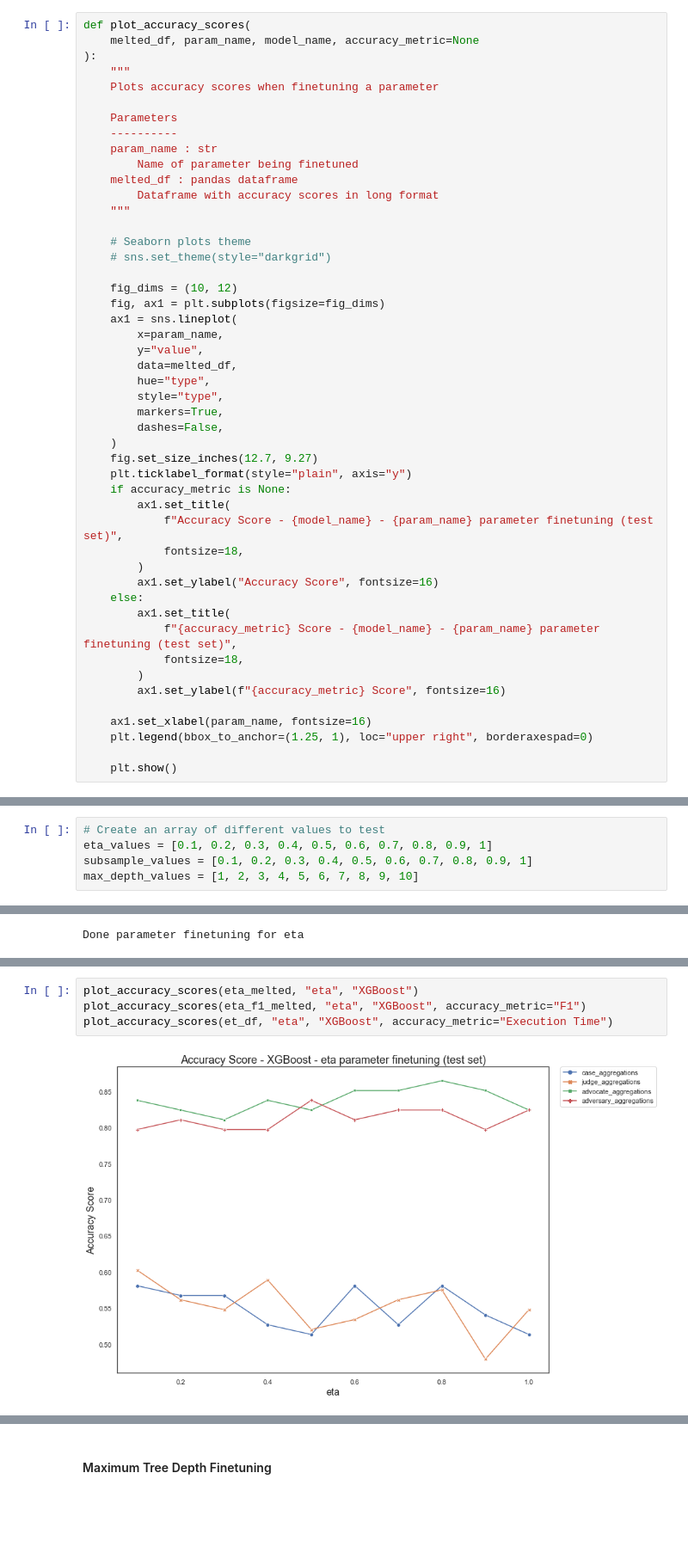
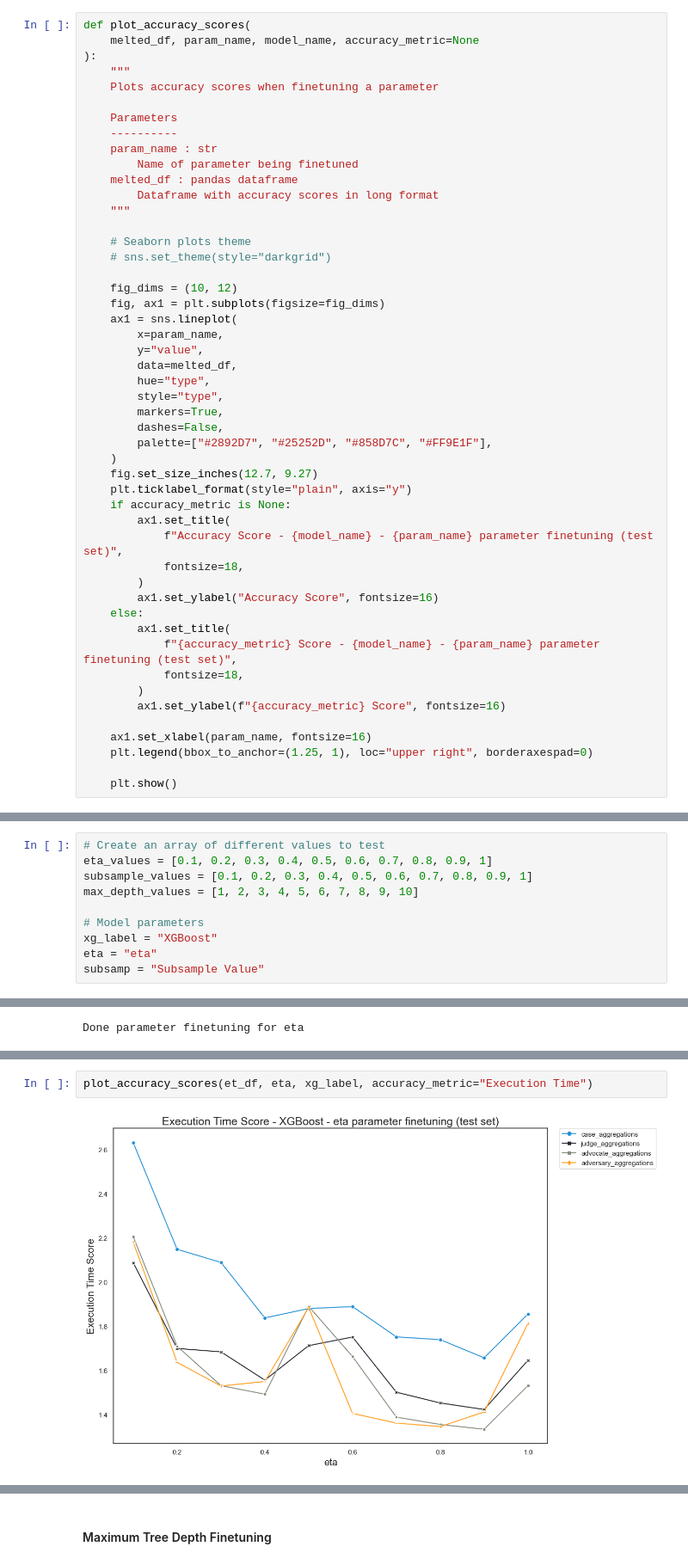
Before and after one commit to michplunkett/supreme-court-ml-predictions, a Jupyter notebook: final_presentation.ipynb, the cells around one changed output, grey strips where cells are left out. Shown at 86% size. Cells and saved outputs as stored; diff of their text form; blank space fills up the shorter version.

```diff
--- a/final_presentation.ipynb
+++ b/final_presentation.ipynb
@@ -265,6 +331,7 @@ def plot_accuracy_scores(
         style="type",
         markers=True,
         dashes=False,
+        palette=["#2892D7", "#25252D", "#858D7C", "#FF9E1F"],
     )
     fig.set_size_inches(12.7, 9.27)
     plt.ticklabel_format(style="plain", axis="y")
@@ -944,6 +1004,11 @@ disp_conf_matrix(xg.confusion_matrix["adversary_aggregations"])
 eta_values = [0.1, 0.2, 0.3, 0.4, 0.5, 0.6, 0.7, 0.8, 0.9, 1]
 subsample_values = [0.1, 0.2, 0.3, 0.4, 0.5, 0.6, 0.7, 0.8, 0.9, 1]
 max_depth_values = [1, 2, 3, 4, 5, 6, 7, 8, 9, 10]
+
+# Model parameters
+xg_label = "XGBoost"
+eta = "eta"
+subsamp = "Subsample Value"
 # %% [markdown]
 #### Eta (Learning Rate) Finetuning
 # %%
@@ -973,6 +1046,4 @@ Done parameter finetuning for eta
 # %%
-plot_accuracy_scores(eta_melted, "eta", "XGBoost")
-plot_accuracy_scores(eta_f1_melted, "eta", "XGBoost", accuracy_metric="F1")
-plot_accuracy_scores(et_df, "eta", "XGBoost", accuracy_metric="Execution Time")
+plot_accuracy_scores(et_df, eta, xg_label, accuracy_metric="Execution Time")
 # %% [output]
-[figure, old version]
+[figure, new version]
```
Also changed, not shown: parts of 79 cells of this notebook, 1 other file.
